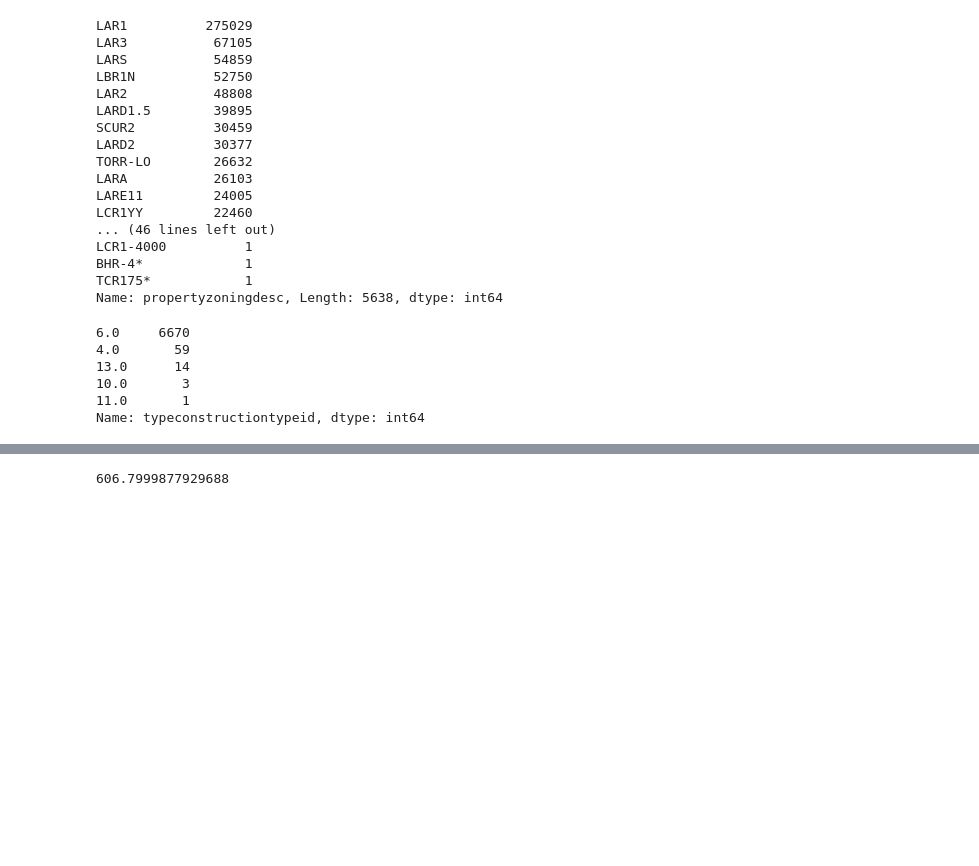
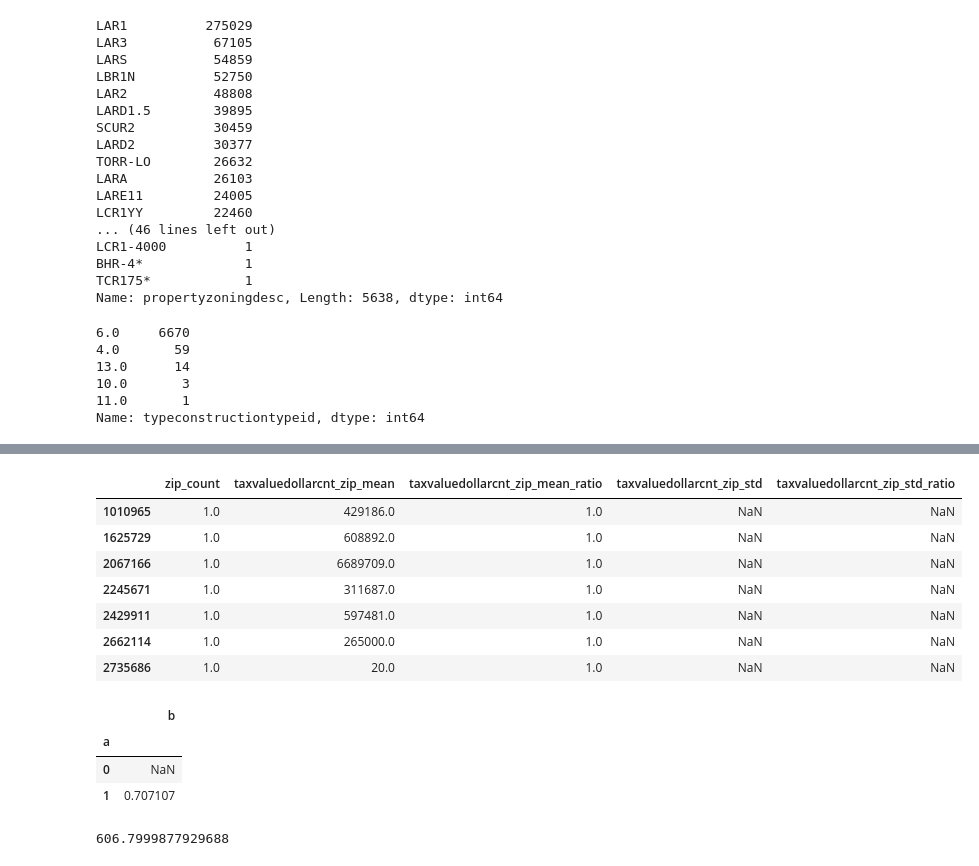
Before and after one commit to Rogue-Y/kaggle-zillow, a Jupyter notebook: notebooks/Original data cleaning.ipynb, the cells around one changed output, grey strips where cells are left out. Saved outputs shown, nothing was run; the diff lists cells and outputs as text; code cells hidden in the pictures; blank space fills up the shorter version.

```diff
--- a/notebooks/Original data cleaning.ipynb
+++ b/notebooks/Original data cleaning.ipynb
@@ -673,3 +674,7 @@ prop['typeconstructiontypeid'].value_counts()
 10.0       3
 11.0       1
 Name: typeconstructiontypeid, dtype: int64
+# %%
+import train
+from features import test_feature_list_2
+feature_list = test_feature_list_2.feature_list
@@ -675,0 +684,2 @@ Name: typeconstructiontypeid, dtype: int64
+# %%
+prop = train.prepare_features(feature_list, True)
@@ -676,3 +724,22 @@ Name: typeconstructiontypeid, dtype: int64
+# %%
+prop[prop['taxvaluedollarcnt_zip_std_ratio'].isnull()][['zip_count', 'taxvaluedollarcnt_zip_mean', 'taxvaluedollarcnt_zip_mean_ratio', 'taxvaluedollarcnt_zip_std', 'taxvaluedollarcnt_zip_std_ratio']]
+# %% [output]
+|  | zip_count | taxvaluedollarcnt_zip_mean | taxvaluedollarcnt_zip_mean_ratio | taxvaluedollarcnt_zip_std | taxvaluedollarcnt_zip_std_ratio |
+| 1010965 | 1.0 | 429186.0 | 1.0 | NaN | NaN |
+| 1625729 | 1.0 | 608892.0 | 1.0 | NaN | NaN |
+| 2067166 | 1.0 | 6689709.0 | 1.0 | NaN | NaN |
+| 2245671 | 1.0 | 311687.0 | 1.0 | NaN | NaN |
+| 2429911 | 1.0 | 597481.0 | 1.0 | NaN | NaN |
+| 2662114 | 1.0 | 265000.0 | 1.0 | NaN | NaN |
+| 2735686 | 1.0 | 20.0 | 1.0 | NaN | NaN |
+# %%
+tdf = pd.DataFrame({'a': [0,1,1], 'b':[2, 3, 4]})
+tdf.groupby('a').agg('std')
+# %% [output]
+|  | b |
+| a |  |
+| 0 | NaN |
+| 1 | 0.707107 |
 # %%
 avgrmsize=prop['calculatedfinishedsquarefeet']/(prop['bedroomcnt']+prop['bathroomcnt'])
 # %%
```
Also changed, not shown: parts of 5 cells of this notebook, 5 other files.
